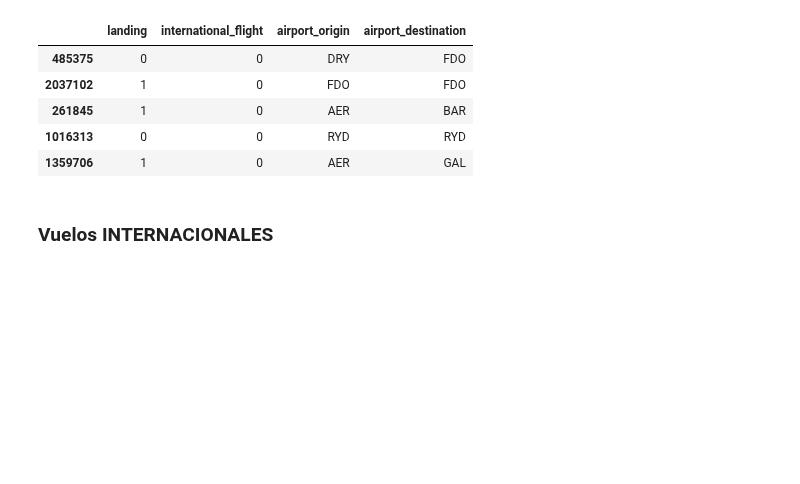
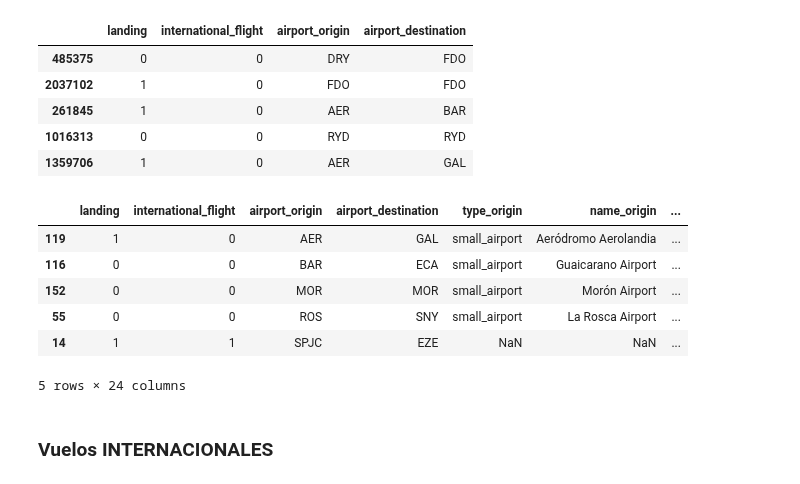
Before and after one commit to omanofx/portfolio, a Jupyter notebook: vuelos_anac/vuelos_anac_arg.ipynb, the cells around one changed output. Saved outputs shown, nothing was run; the diff lists cells and outputs as text; code cells hidden in the pictures; blank space fills up the shorter version.

```diff
--- a/vuelos_anac/vuelos_anac_arg.ipynb
+++ b/vuelos_anac/vuelos_anac_arg.ipynb
@@ -971,3 +971,26 @@ df_pruebas.sample(5)
 | 261845 | 1 | 0 | AER | BAR |
 | 1016313 | 0 | 0 | RYD | RYD |
 | 1359706 | 1 | 0 | AER | GAL |
+# %%
+# prompt: realizar un merge entre df_pruebas y df_airports
+
+df_merge = pd.merge(left=df_pruebas,
+                     right=df_airports,
+                     left_on='airport_origin',
+                     right_on='local_code',
+                     how='left')
+df_merge = pd.merge(left=df_merge,
+                     right=df_airports,
+                     left_on='airport_destination',
+                     right_on='local_code',
+                     how='left',
+                     suffixes=('_origin', '_destination'))
+df_merge.sample(5)
+# %% [output]
+|  | landing | international_flight | airport_origin | airport_destination | type_origin | name_origin | ... |
+| 119 | 1 | 0 | AER | GAL | small_airport | Aeródromo Aerolandia | ... |
+| 116 | 0 | 0 | BAR | ECA | small_airport | Guaicarano Airport | ... |
+| 152 | 0 | 0 | MOR | MOR | small_airport | Morón Airport | ... |
+| 55 | 0 | 0 | ROS | SNY | small_airport | La Rosca Airport | ... |
+| 14 | 1 | 1 | SPJC | EZE | NaN | NaN | ... |
+5 rows × 24 columns
```
Also changed, not shown: parts of 1 cell of this notebook.
